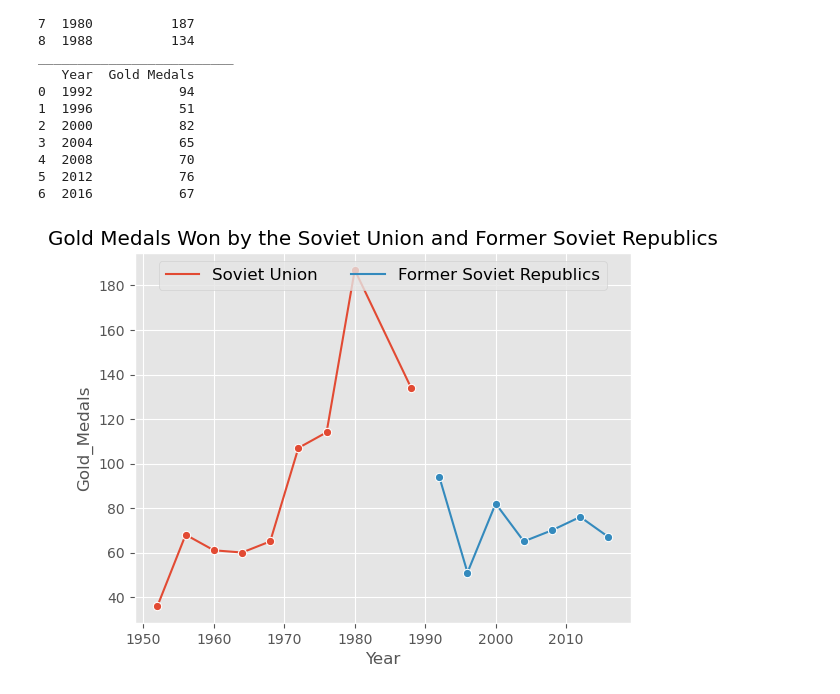
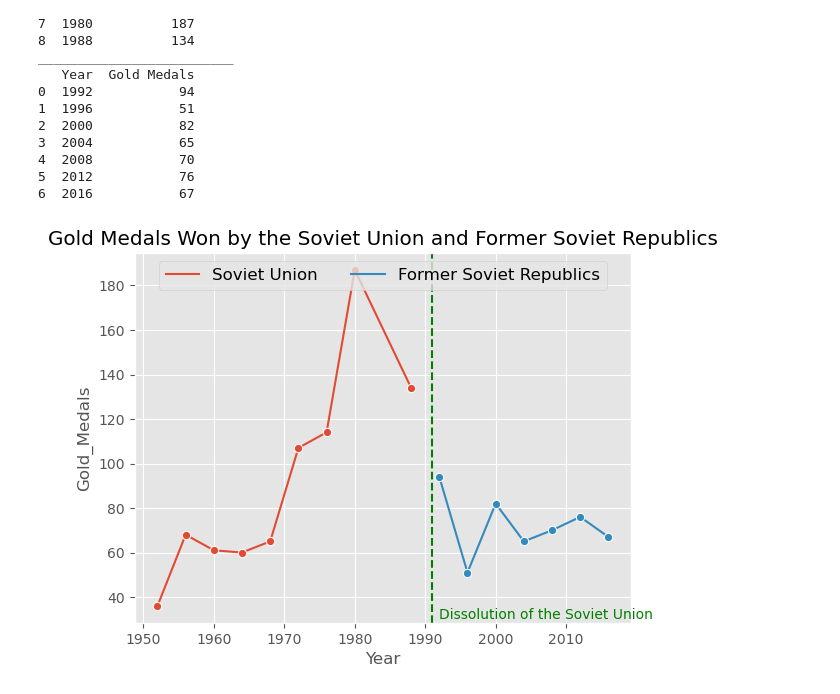
Before and after one commit to njuliann/athlete_events, a Jupyter notebook: tidy_athletes.ipynb, the cells around one changed output. Cells and saved outputs as stored; diff of their text form; code cells hidden in the pictures.

```diff
--- a/tidy_athletes.ipynb
+++ b/tidy_athletes.ipynb
@@ -443,14 +443,14 @@ medals_by_year = pd.concat([soviet_by_year, post_soviet_by_year])
 # %%
 fig, ax = plt.subplots()
 ax.set_axisbelow(True)
 
 sns.lineplot(data = medals_by_year, x = 'Year', y = 'Gold_Medals', hue = 'Entity', marker = 'o')
-plt.axvline = (1991)
-plt.text = (1991, 'Dissolution of the Soviet Union')
+ax.axvline(x = 1991, linestyle = '--', color = 'green')
+ax.text(x= 1992, y = 30, s = 'Dissolution of the Soviet Union', color = 'green')
 plt.title('Gold Medals Won by the Soviet Union and Former Soviet Republics')
 plt.xlabel('Year')
 plt.grid(True)
 plt.legend(title = None, fontsize = 12, loc = 'upper center', frameon = True, ncol = 2)
 plt.show()
 # %% [output]
-[figure, old version]
+[figure, new version]
```
